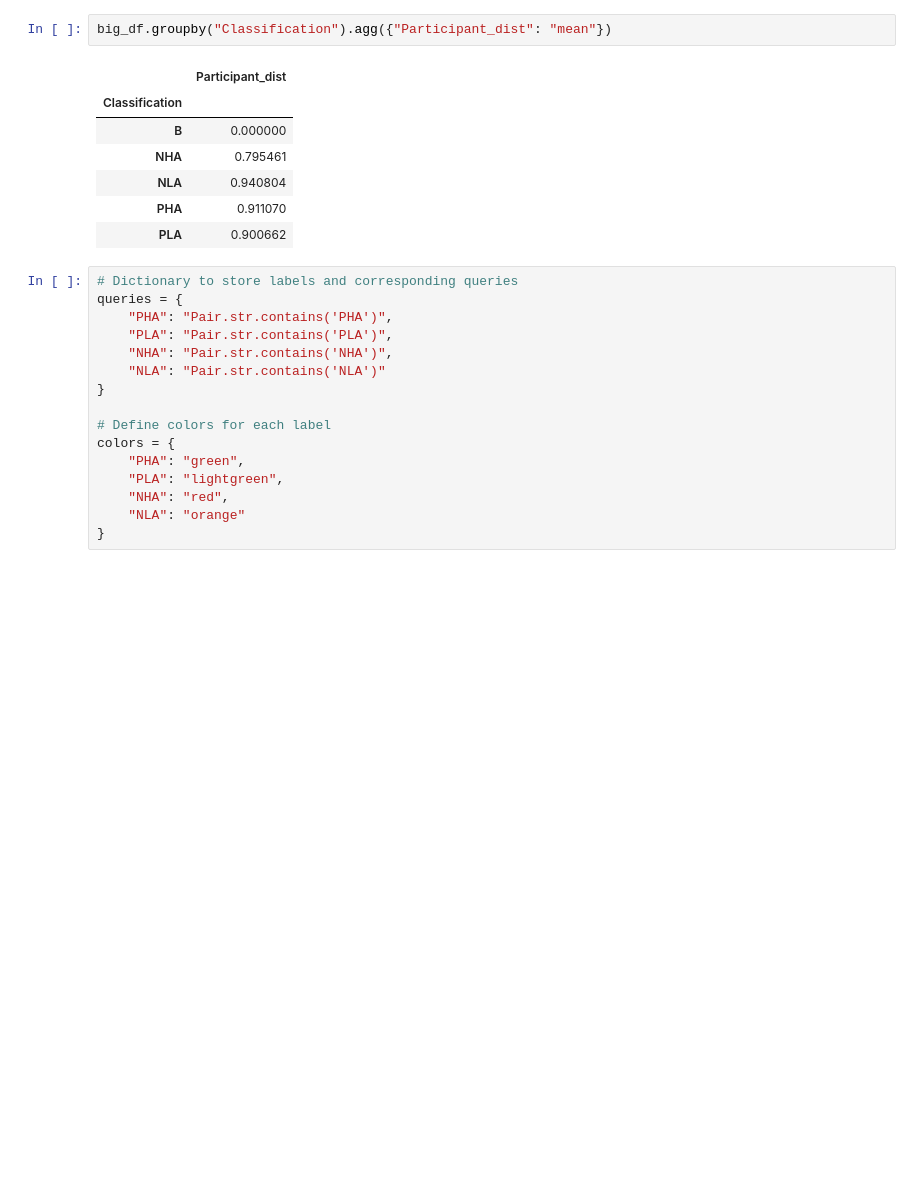
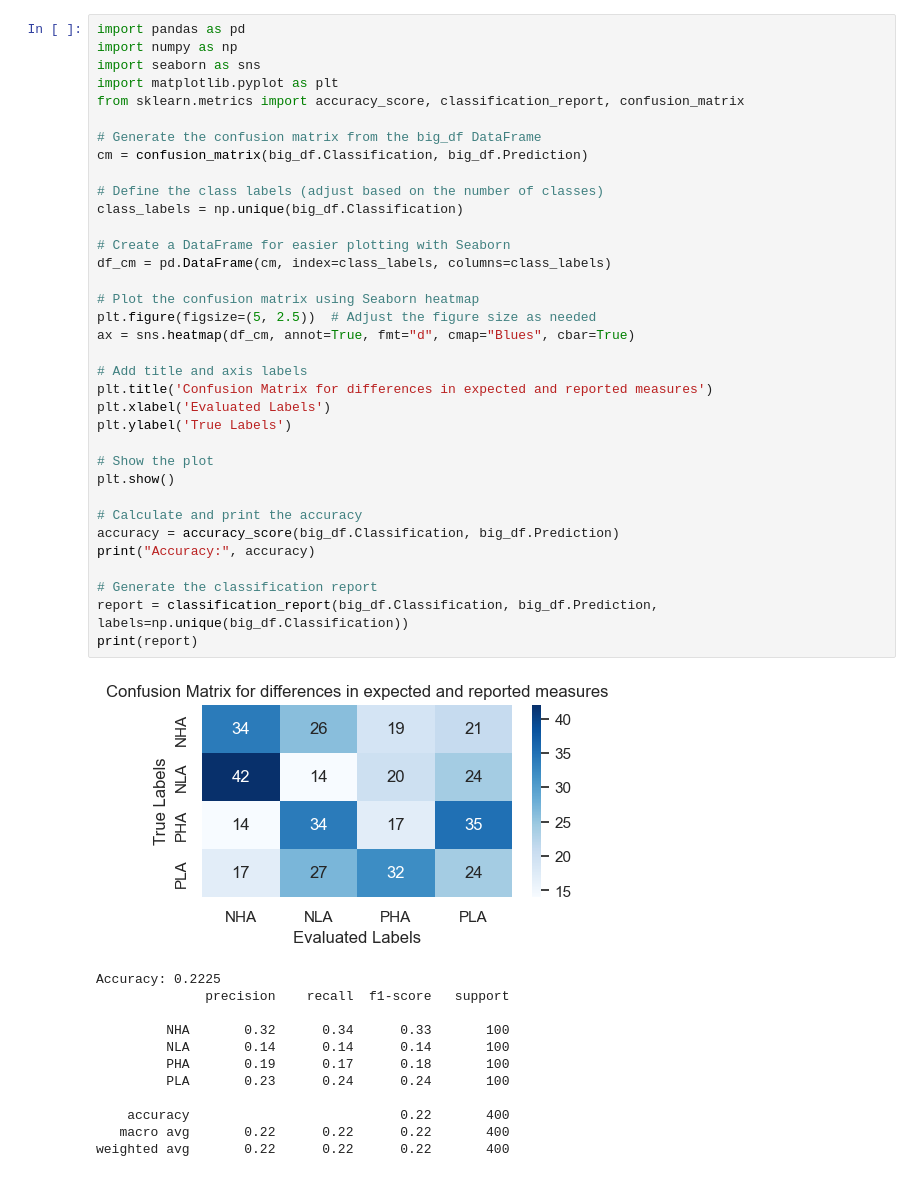
Before and after one commit to Linthevanrooij/FAIP, a Jupyter notebook: Final_project/Text+image-generator/chat-gpt-generator/analysis.ipynb, the cells around one changed output. Cells and saved outputs as stored; diff of their text form; blank space fills up the shorter version.

```diff
--- a/Final_project/Text+image-generator/chat-gpt-generator/analysis.ipynb
+++ b/Final_project/Text+image-generator/chat-gpt-generator/analysis.ipynb
@@ -180,26 +198,48 @@ big_df
-# %%
-big_df.groupby("Classification").agg({"Participant_dist": "mean"})
-# %% [output]
-|  | Participant_dist |
-| Classification |  |
-| B | 0.000000 |
-| NHA | 0.795461 |
-| NLA | 0.940804 |
-| PHA | 0.911070 |
-| PLA | 0.900662 |
-# %%
-# Dictionary to store labels and corresponding queries
-queries = {
-    "PHA": "Pair.str.contains('PHA')",
-    "PLA": "Pair.str.contains('PLA')",
-    "NHA": "Pair.str.contains('NHA')",
-    "NLA": "Pair.str.contains('NLA')"
-}
-
-# Define colors for each label
-colors = {
-    "PHA": "green",
-    "PLA": "lightgreen",
-    "NHA": "red",
-    "NLA": "orange"
-}
+# %%
+import pandas as pd
+import numpy as np
+import seaborn as sns
+import matplotlib.pyplot as plt
+from sklearn.metrics import accuracy_score, classification_report, confusion_matrix
+
+# Generate the confusion matrix from the big_df DataFrame
+cm = confusion_matrix(big_df.Classification, big_df.Prediction)
+
+# Define the class labels (adjust based on the number of classes)
+class_labels = np.unique(big_df.Classification)
+
+# Create a DataFrame for easier plotting with Seaborn
+df_cm = pd.DataFrame(cm, index=class_labels, columns=class_labels)
+
+# Plot the confusion matrix using Seaborn heatmap
+plt.figure(figsize=(5, 2.5))  # Adjust the figure size as needed
+ax = sns.heatmap(df_cm, annot=True, fmt="d", cmap="Blues", cbar=True)
+
+# Add title and axis labels
+plt.title('Confusion Matrix for differences in expected and reported measures')
+plt.xlabel('Evaluated Labels')
+plt.ylabel('True Labels')
+
+# Show the plot
+plt.show()
+
+# Calculate and print the accuracy
+accuracy = accuracy_score(big_df.Classification, big_df.Prediction)
+print("Accuracy:", accuracy)
+
+# Generate the classification report
+report = classification_report(big_df.Classification, big_df.Prediction, labels=np.unique(big_df.Classification))
+print(report)
+# %% [output]
+[figure, added]
+Accuracy: 0.2225
+              precision    recall  f1-score   support
+
+         NHA       0.32      0.34      0.33       100
+         NLA       0.14      0.14      0.14       100
+         PHA       0.19      0.17      0.18       100
+         PLA       0.23      0.24      0.24       100
+
+    accuracy                           0.22       400
+   macro avg       0.22      0.22      0.22       400
+weighted avg       0.22      0.22      0.22       400
```
Also changed, not shown: parts of 14 cells of this notebook, 7 other files.
